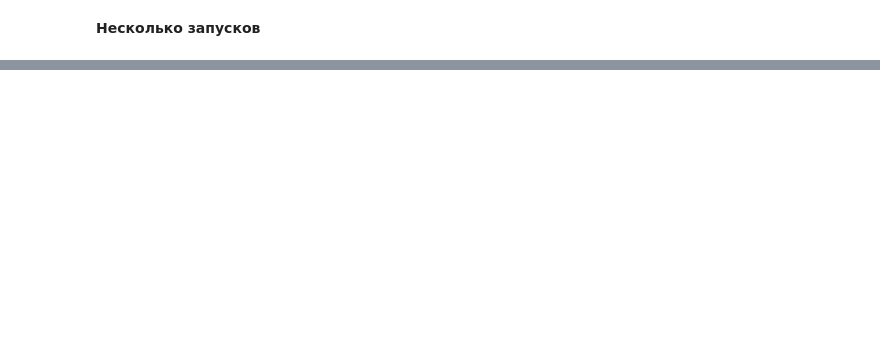
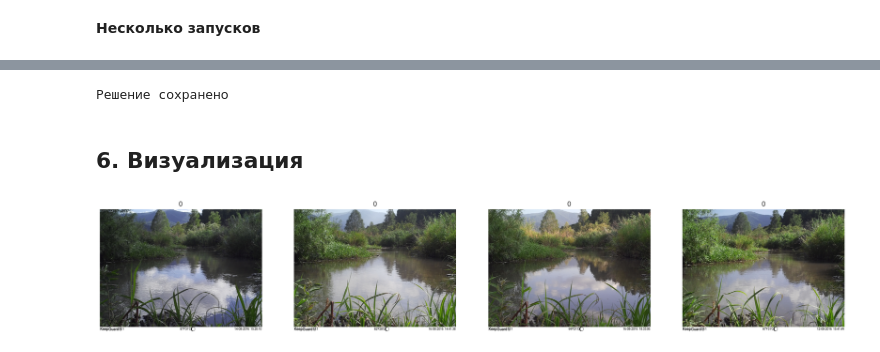
Before and after one commit to givatop/AI-HAKATON, a Jupyter notebook: Классификация_испорченные_норм_фото_Keras.ipynb, the cells around one changed output, grey strips where cells are left out. Saved outputs shown, nothing was run; the diff lists cells and outputs as text; code cells hidden in the pictures; blank space fills up the shorter version.

```diff
--- a/Классификация_испорченные_норм_фото_Keras.ipynb
+++ b/Классификация_испорченные_норм_фото_Keras.ipynb
@@ -281,0 +286,43 @@ print(f'Максимальная точность на проверочной в
+# %%
+model=load_model("bad-good_img.h5")
+# %%
+test_path='/content/data/test'#прописать путь до загруженных тестовых изображений
+x_test=list(glob(os.path.join(test_path, '*.JPG')))
+test_data=preprocessing(x_test)
+# %%
+def get_prediction(data):
+  prediction=[1 if i[1]>0.5 else 0 for i in model.predict(data)]
+  return prediction
+# %%
+prediction=get_prediction(test_data)
+
+res=pd.DataFrame()
+res['**filename**']=x_test
+res['**broken**']=prediction #заменить на prediction
+res['**empty**']=[0]*len(res['**filename**'])
+res['**animal**']=res['**empty**']
+
+res.sample()
+# %%
+res.to_csv('submission.csv', index=False)
+
+print("Решение сохранено")
+# %% [output]
+Решение сохранено
+# %% [markdown]
+## 6. Визуализация
+# %%
+import random #демонстрация работы модели на рандомных картинках из теста
+
+fig, axs = plt.subplots(1, 4, figsize=(25, 5))
+for i in range(4):
+  idx=random.randrange(len(x_test))
+  img_path = x_test[idx]
+  axs[i].set_title(prediction[idx])
+  axs[i].imshow(Image.open(img_path))
+  axs[i].axis('off')
+
+# Отрисовка всего полотна
+plt.show()
+# %% [output]
+[figure, added]
```
Also changed, not shown: parts of 30 cells of this notebook.
